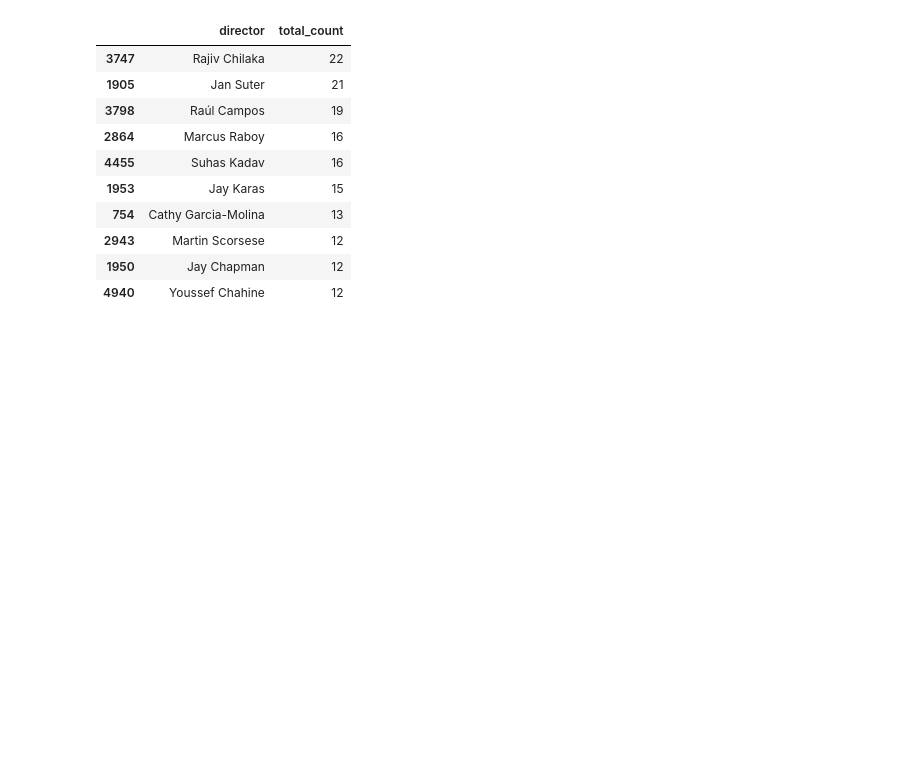
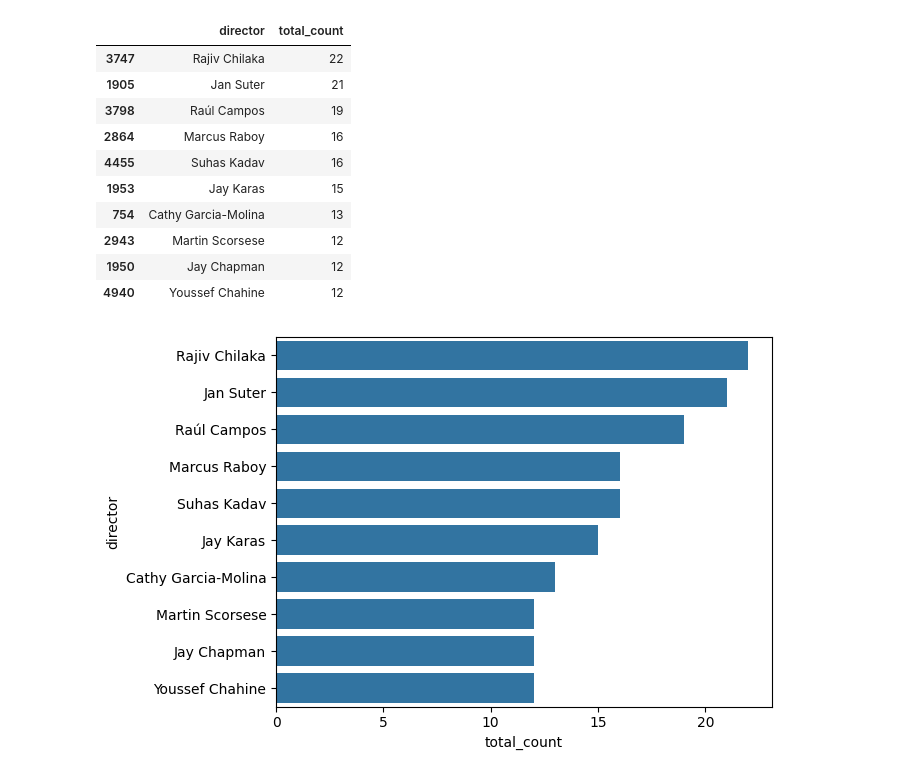
Before and after one commit to pragnakulkarni/Netflix-Movies-and-TV-Shows, a Jupyter notebook: Welcome_To_Colab.ipynb, the cells around one changed output. Saved outputs shown, nothing was run; the diff lists cells and outputs as text; code cells hidden in the pictures; blank space fills up the shorter version.

```diff
--- a/Welcome_To_Colab.ipynb
+++ b/Welcome_To_Colab.ipynb
@@ -243,3 +245,8 @@ top10Directors
 | 2943 | Martin Scorsese | 12 |
 | 1950 | Jay Chapman | 12 |
 | 4940 | Youssef Chahine | 12 |
+# %%
+sns.barplot(data = top10Directors, x = top10Directors['total_count'], y = top10Directors['director'], orient = 'h')
+plt.show()
+# %% [output]
+[figure, added]
```
Also changed, not shown: parts of 9 cells of this notebook.
